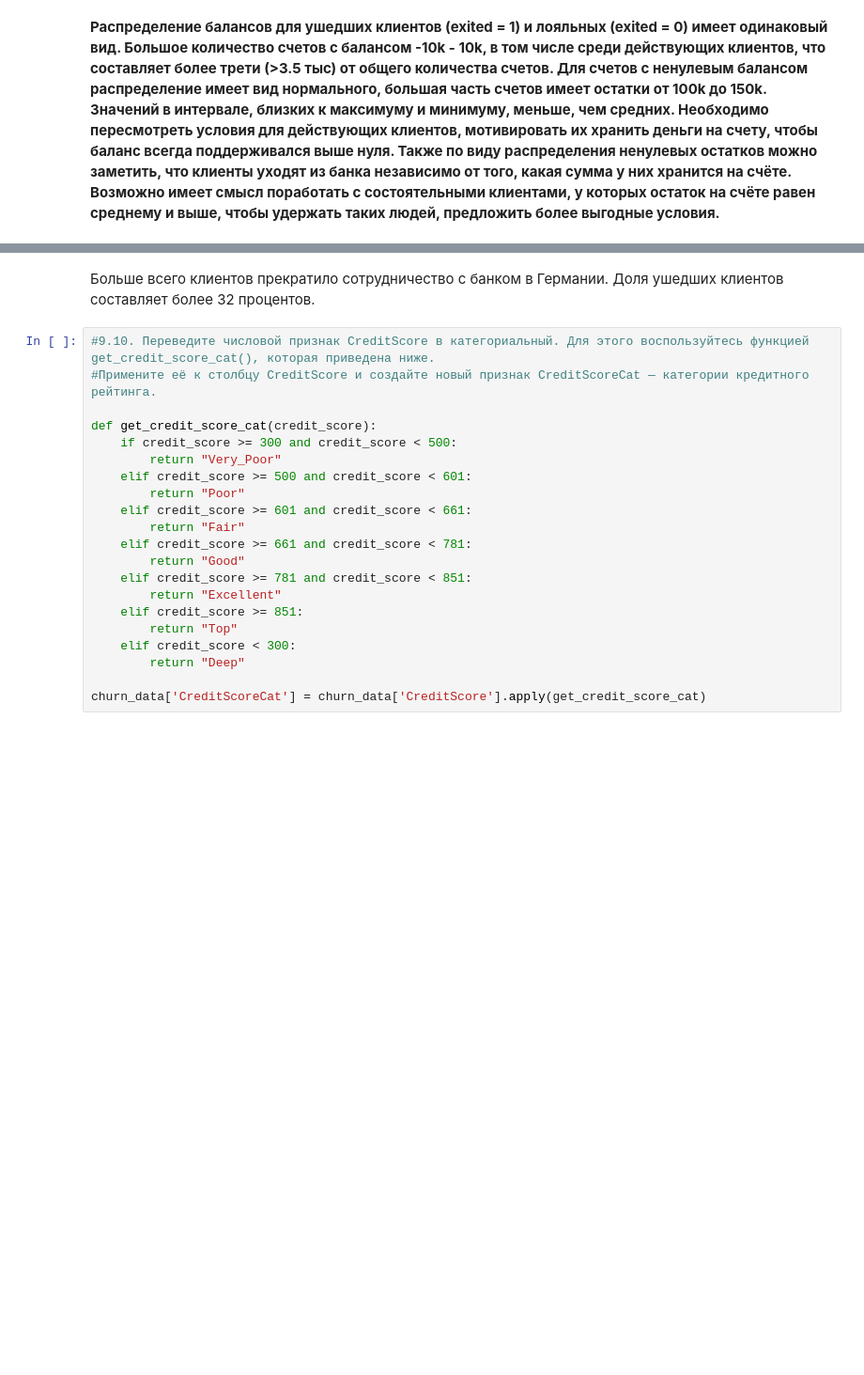
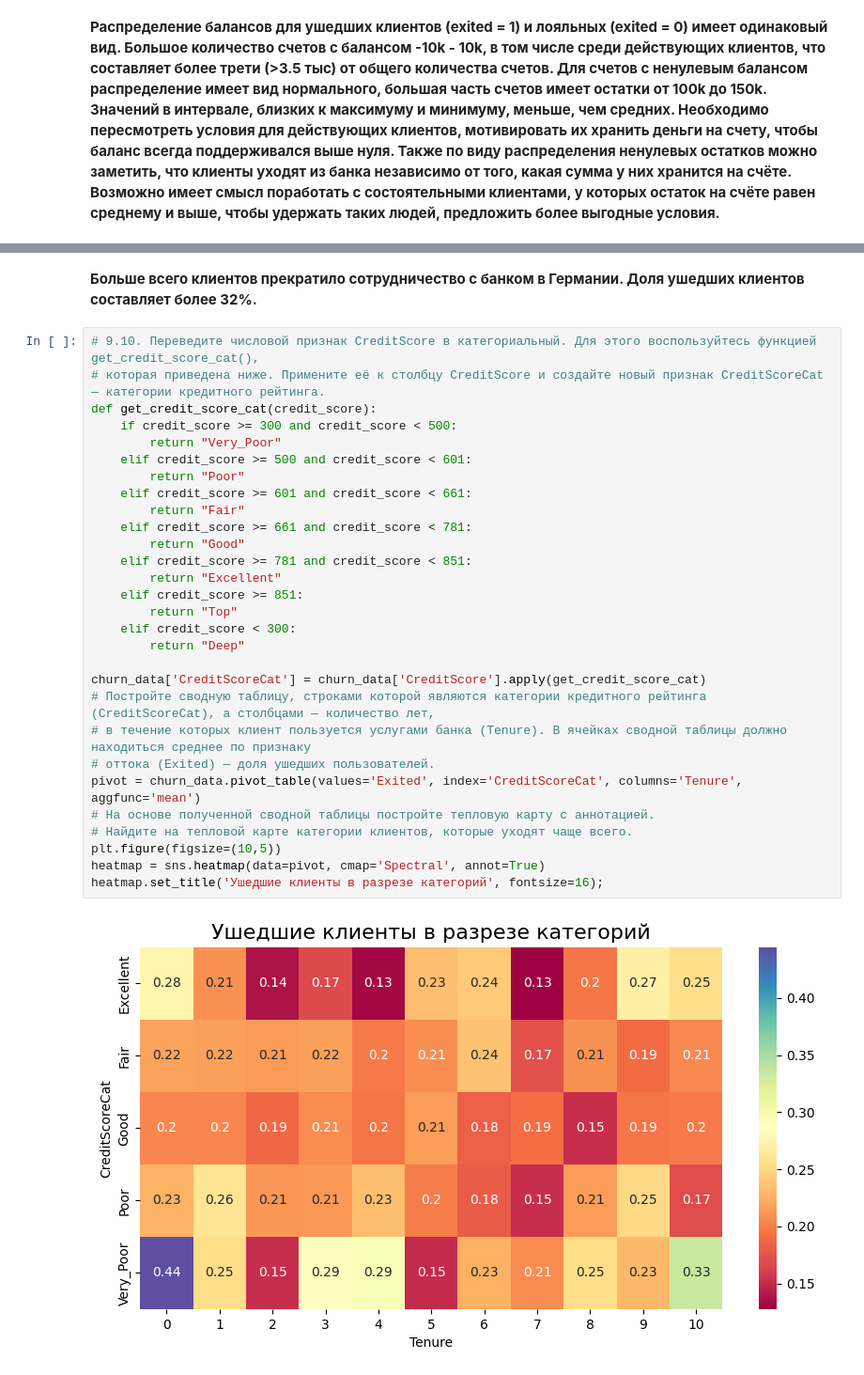
Before and after one commit to xsomxsomx/DST-1024, a Jupyter notebook: churn.ipynb, the cells around one changed output, grey strips where cells are left out. Shown at 94% size. Drawn from its saved outputs; the diff is of its cells as text; blank space fills up the shorter version.

```diff
--- a/churn.ipynb
+++ b/churn.ipynb
@@ -212,23 +226,33 @@ fig.write_image('data/img9.png')
 # %% [markdown]
-Больше всего клиентов прекратило сотрудничество с банком в Германии. Доля ушедших клиентов составляет более 32 процентов.
+**Больше всего клиентов прекратило сотрудничество с банком в Германии. Доля ушедших клиентов составляет более 32%.**
 # %%
-#9.10. Переведите числовой признак CreditScore в категориальный. Для этого воспользуйтесь функцией get_credit_score_cat(), которая приведена ниже.
-#Примените её к столбцу CreditScore и создайте новый признак CreditScoreCat — категории кредитного рейтинга.
-
+# 9.10. Переведите числовой признак CreditScore в категориальный. Для этого воспользуйтесь функцией get_credit_score_cat(),
+# которая приведена ниже. Примените её к столбцу CreditScore и создайте новый признак CreditScoreCat — категории кредитного рейтинга.
 def get_credit_score_cat(credit_score):
     if credit_score >= 300 and credit_score < 500:
         return "Very_Poor"
     elif credit_score >= 500 and credit_score < 601:
         return "Poor"
     elif credit_score >= 601 and credit_score < 661:
         return "Fair"
     elif credit_score >= 661 and credit_score < 781:
         return "Good"
     elif credit_score >= 781 and credit_score < 851:
         return "Excellent"
     elif credit_score >= 851:
         return "Top"
     elif credit_score < 300:
         return "Deep"
 
 churn_data['CreditScoreCat'] = churn_data['CreditScore'].apply(get_credit_score_cat)
+# Постройте сводную таблицу, строками которой являются категории кредитного рейтинга (CreditScoreCat), а столбцами — количество лет,
+# в течение которых клиент пользуется услугами банка (Tenure). В ячейках сводной таблицы должно находиться среднее по признаку
+# оттока (Exited) — доля ушедших пользователей.
+pivot = churn_data.pivot_table(values='Exited', index='CreditScoreCat', columns='Tenure', aggfunc='mean')
+# На основе полученной сводной таблицы постройте тепловую карту с аннотацией.
+# Найдите на тепловой карте категории клиентов, которые уходят чаще всего.
+plt.figure(figsize=(10,5))
+heatmap = sns.heatmap(data=pivot, cmap='Spectral', annot=True)
+heatmap.set_title('Ушедшие клиенты в разрезе категорий', fontsize=16);
+# %% [output]
+[figure, added]
```
Also changed, not shown: parts of 13 cells of this notebook.
